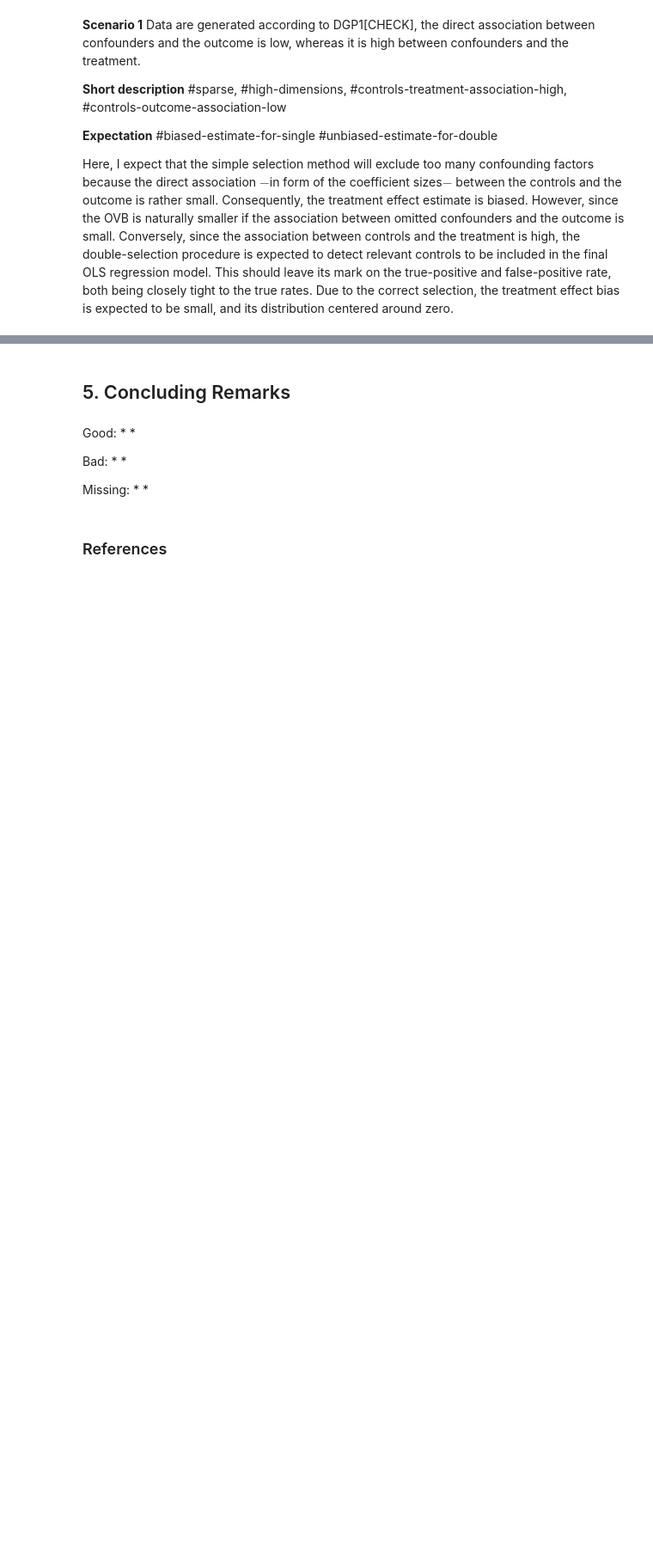
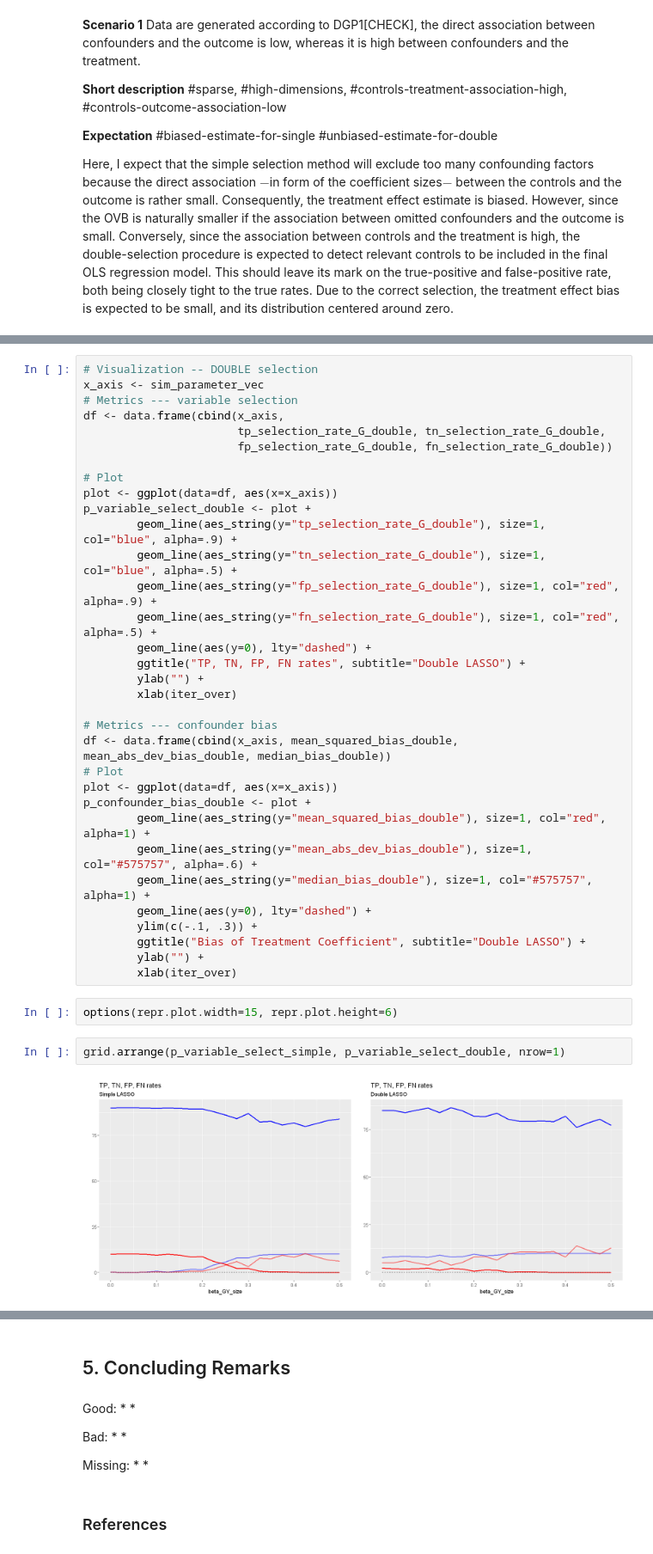
Before and after one commit to maxschae/compstat-project, a Jupyter notebook: CompStat_Project_Max_Schäfer.ipynb, the cells around one changed output, grey strips where cells are left out. Shown: that part at 86% size. Saved outputs shown, nothing was run; the diff lists cells and outputs as text; blank space fills up the shorter version.

```diff
--- a/CompStat_Project_Max_Schäfer.ipynb
+++ b/CompStat_Project_Max_Schäfer.ipynb
@@ -516,0 +699,39 @@ Missing:
+# %%
+# Visualization -- DOUBLE selection
+x_axis <- sim_parameter_vec
+# Metrics --- variable selection
+df <- data.frame(cbind(x_axis,
+                       tp_selection_rate_G_double, tn_selection_rate_G_double,
+                       fp_selection_rate_G_double, fn_selection_rate_G_double))
+
+# Plot
+plot <- ggplot(data=df, aes(x=x_axis))
+p_variable_select_double <- plot +
+        geom_line(aes_string(y="tp_selection_rate_G_double"), size=1, col="blue", alpha=.9) +
+        geom_line(aes_string(y="tn_selection_rate_G_double"), size=1, col="blue", alpha=.5) +
+        geom_line(aes_string(y="fp_selection_rate_G_double"), size=1, col="red", alpha=.9) +
+        geom_line(aes_string(y="fn_selection_rate_G_double"), size=1, col="red", alpha=.5) +
+        geom_line(aes(y=0), lty="dashed") +
+        ggtitle("TP, TN, FP, FN rates", subtitle="Double LASSO") +
+        ylab("") +
+        xlab(iter_over)
+
+# Metrics --- confounder bias
+df <- data.frame(cbind(x_axis, mean_squared_bias_double, mean_abs_dev_bias_double, median_bias_double))
+# Plot
+plot <- ggplot(data=df, aes(x=x_axis))
+p_confounder_bias_double <- plot +
+        geom_line(aes_string(y="mean_squared_bias_double"), size=1, col="red", alpha=1) +
+        geom_line(aes_string(y="mean_abs_dev_bias_double"), size=1, col="#575757", alpha=.6) +
+        geom_line(aes_string(y="median_bias_double"), size=1, col="#575757", alpha=1) +
+        geom_line(aes(y=0), lty="dashed") +
+        ylim(c(-.1, .3)) +
+        ggtitle("Bias of Treatment Coefficient", subtitle="Double LASSO") +
+        ylab("") +
+        xlab(iter_over)
+# %%
+options(repr.plot.width=15, repr.plot.height=6)
+# %%
+grid.arrange(p_variable_select_simple, p_variable_select_double, nrow=1)
+# %% [output]
+[figure, added]
```
Also changed, not shown: parts of 111 cells of this notebook, 4 other files.
